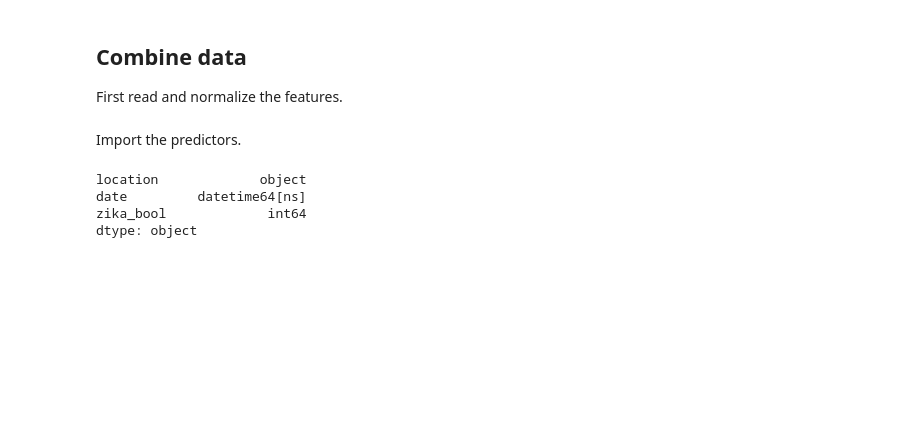
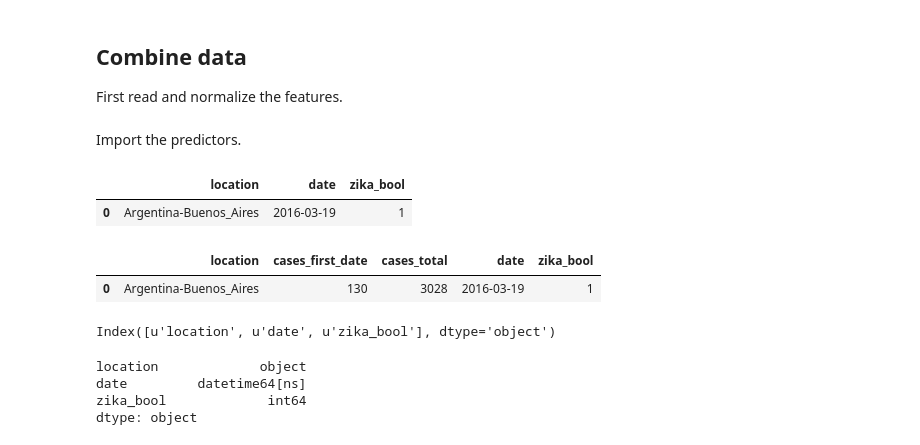
Before and after one commit to mlgill/zika_prediction, a Jupyter notebook: notebooks/12_model_building.ipynb, the cells around one changed output. Cells and saved outputs as stored; diff of their text form; code cells hidden in the pictures; blank space fills up the shorter version.

```diff
--- a/notebooks/12_model_building.ipynb
+++ b/notebooks/12_model_building.ipynb
@@ -38,6 +38,16 @@ feat_cols = [x for x in features.columns if x not in ['date','location']]
 features[feat_cols] = Normalizer().fit_transform(features[feat_cols])
 # %% [markdown]
 Import the predictors.
+# %%
+pd.read_pickle('../pkl/10_class_balancing_framework_a_first.pkl').head(1)
+# %% [output]
+|  | location | date | zika_bool |
+| 0 | Argentina-Buenos_Aires | 2016-03-19 | 1 |
+# %%
+pd.read_pickle('../pkl/10_class_balancing_fwf.pkl').head(1)
+# %% [output]
+|  | location | cases_first_date | cases_total | date | zika_bool |
+| 0 | Argentina-Buenos_Aires | 130 | 3028 | 2016-03-19 | 1 |
 # %%
 framework_b_first = pd.read_pickle('../pkl/10_class_balancing_framework_b_first.pkl')
 framework_b_max   = pd.read_pickle('../pkl/10_class_balancing_framework_b_max.pkl')
@@ -47,3 +57,7 @@ framework_a_max   = pd.read_pickle('../pkl/10_class_balancing_framework_a_first.
+# %%
+framework_a_first.columns
+# %% [output]
+Index([u'location', u'date', u'zika_bool'], dtype='object')
 # %%
 framework_b_first.dtypes
 # %% [output]
```
Also changed, not shown: parts of 1 cell of this notebook.
